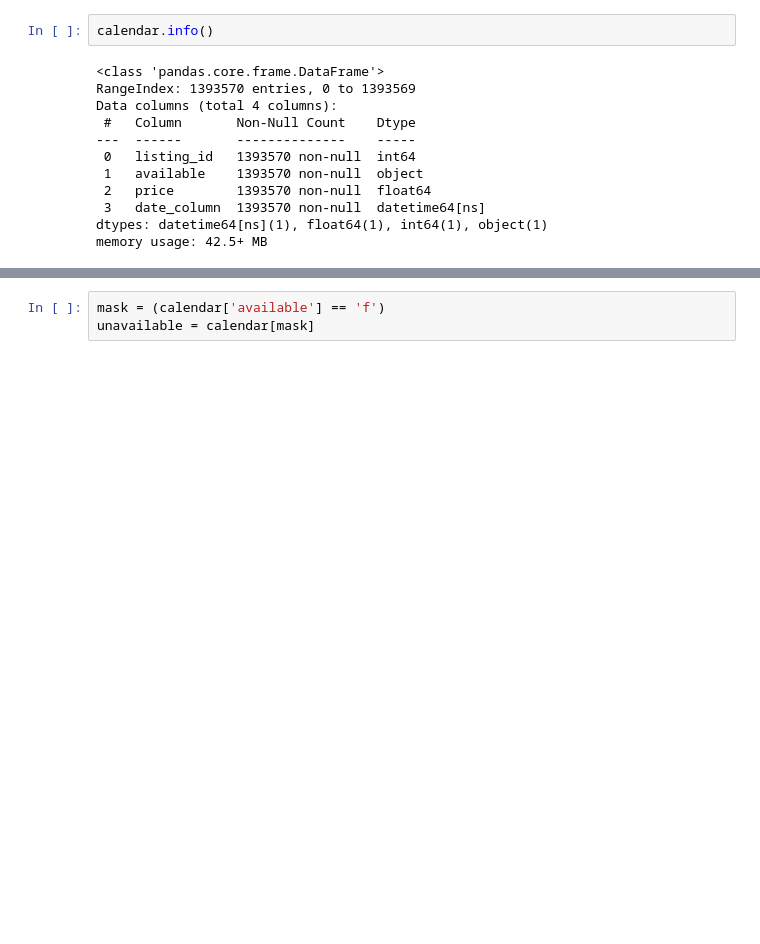
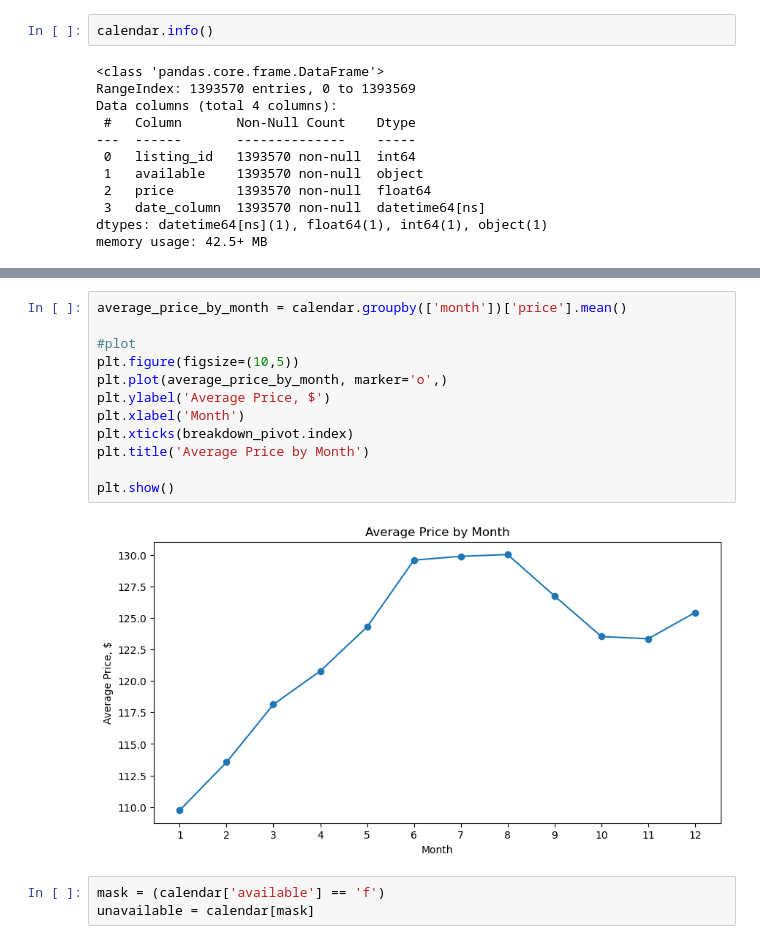
Before and after one commit to koalalalabear/Curating-the-Best-Airbnb-in-Seattle, a Jupyter notebook: TIme Series.ipynb, the cells around one changed output, grey strips where cells are left out. Saved outputs shown, nothing was run; the diff lists cells and outputs as text; blank space fills up the shorter version.

```diff
--- a/TIme Series.ipynb
+++ b/TIme Series.ipynb
@@ -210,3 +261,17 @@ memory usage: 42.5+ MB
+# %%
+average_price_by_month = calendar.groupby(['month'])['price'].mean()
+
+#plot
+plt.figure(figsize=(10,5))
+plt.plot(average_price_by_month, marker='o',)
+plt.ylabel('Average Price, $')
+plt.xlabel('Month')
+plt.xticks(breakdown_pivot.index)
+plt.title('Average Price by Month')
+
+plt.show()
+# %% [output]
+[figure, added]
 # %%
 mask = (calendar['available'] == 'f')
 unavailable = calendar[mask]
```
Also changed, not shown: parts of 3 cells of this notebook, 11 other files.
